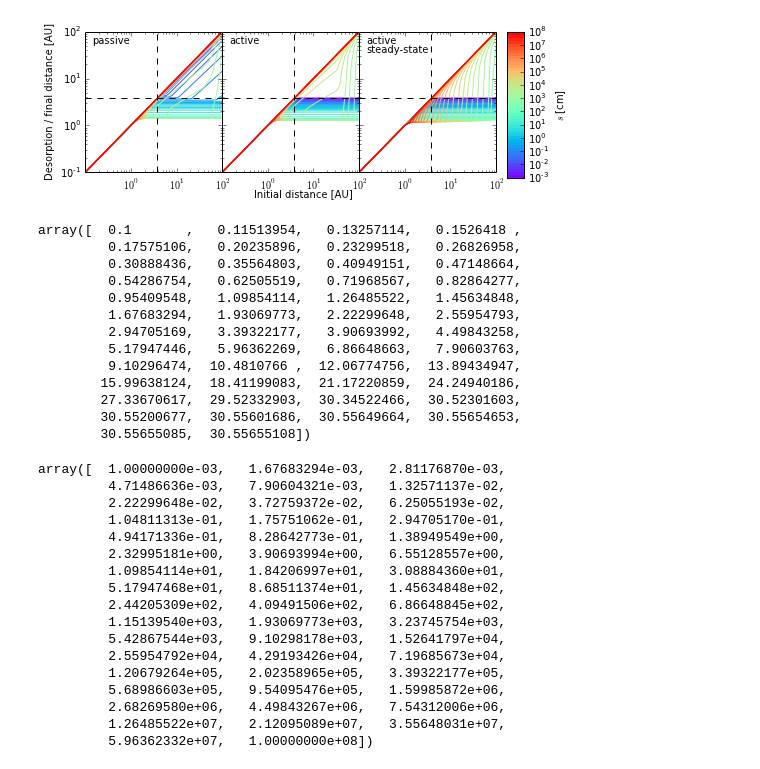
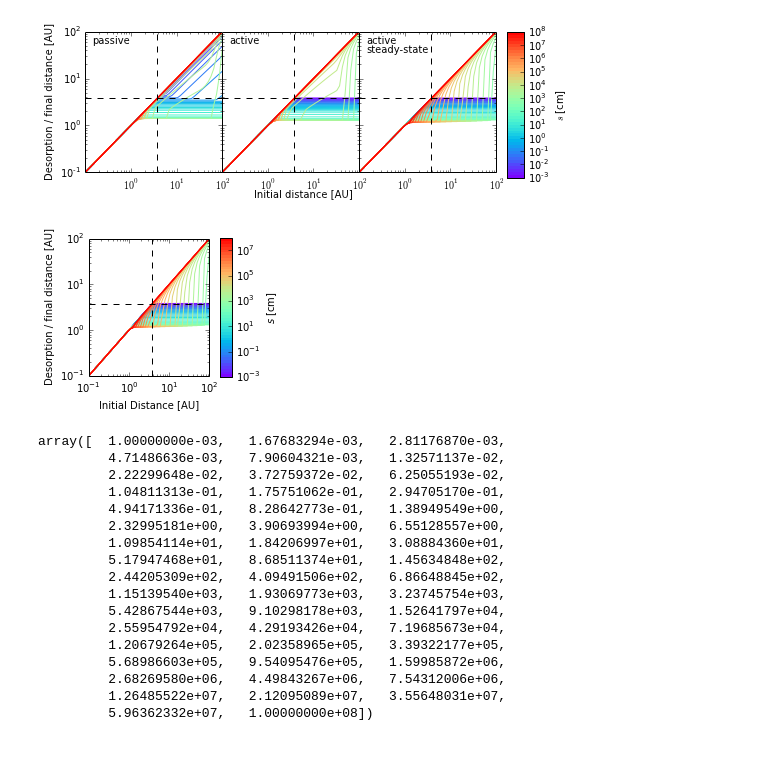
Before and after one commit to apiso/Thesis, a Jupyter notebook: python/more_snowline_plots_varying_sigmap_NH3.ipynb, the cells around one changed output. Cells and saved outputs as stored; diff of their text form; code cells hidden in the pictures.

```diff
--- a/python/more_snowline_plots_varying_sigmap_NH3.ipynb
+++ b/python/more_snowline_plots_varying_sigmap_NH3.ipynb
@@ -78,22 +78,42 @@ fig.subplots_adjust(wspace = 0, right = 0.82)
 #plt.savefig('../figs/desorption_distance_NH3.pdf')
 # %% [output]
 [figure]
-# %%
-arrayCO[25]
-# %% [output]
-array([  0.1       ,   0.11513954,   0.13257114,   0.1526418 ,
-         0.17575106,   0.20235896,   0.23299518,   0.26826958,
-         0.30888436,   0.35564803,   0.40949151,   0.47148664,
-         0.54286754,   0.62505519,   0.71968567,   0.82864277,
-         0.95409548,   1.09854114,   1.26485522,   1.45634848,
-         1.67683294,   1.93069773,   2.22299648,   2.55954793,
-         2.94705169,   3.39322177,   3.90693992,   4.49843258,
-         5.17947446,   5.96362269,   6.86648663,   7.90603763,
-         9.10296474,  10.4810766 ,  12.06774756,  13.89434947,
-        15.99638124,  18.41199083,  21.17220859,  24.24940186,
-        27.33670617,  29.52332903,  30.34522466,  30.52301603,
-        30.55200677,  30.55601686,  30.55649664,  30.55654653,
-        30.55655085,  30.55655108])
+# %%
+rcParams['mathtext.fontset'] = 'custom'
+rcParams['font.family'] = 'sans-serif'
+rcParams['mathtext.rm'] = 'Bitstream Vera Sans'
+rcParams['mathtext.it'] = 'Bitstream Vera Sans:italic'
+rcParams['mathtext.bf'] = 'Bitstream Vera Sans:bold'
+# %%
+fig = plt.figure(figsize = (3.5, 0.8*3.5))
+
+rnb = linspace(0, 256, len(s))
+
+for i in range(0, len(s)):
+    plt.loglog(a, arrayNH3as[i], c = cm.rainbow(int(rnb[i])))
+
+Z = [[0,0],[0,0]]
+levels = s
+CS2 = plt.contourf(Z, levels, cmap=get_cmap(cm.rainbow), norm = LogNorm())
+
+plt.axhline(y = rfreeze_NH3, ls = '--', c = 'black')
+plt.axvline(x = rfreeze_NH3, ls = '--', c = 'black')
+
+plt.ylim(ymin = 1e-1)
+
+plt.xlabel('Initial Distance [AU]')
+plt.ylabel('Desorption / final distance [AU]')
+
+cbar_ax = fig.add_axes([0.73, 0.22, 0.05, 0.69])
+cbar2 = fig.colorbar(CS2, cax = cbar_ax)
+cbar2.set_ticks([1e-3, 1e-1, 1e1, 1e3, 1e5, 1e7])
+cbar2.set_label(r'$s$ [cm]')
+
+plt.tight_layout()
+fig.subplots_adjust(wspace = 0, right = 0.69)
+plt.savefig('../figs/desorption_distance_NH3_steady.pdf')
+# %% [output]
+[figure, added]
 # %%
 s
 # %% [output]
```
Also changed, not shown: 7 other files.
